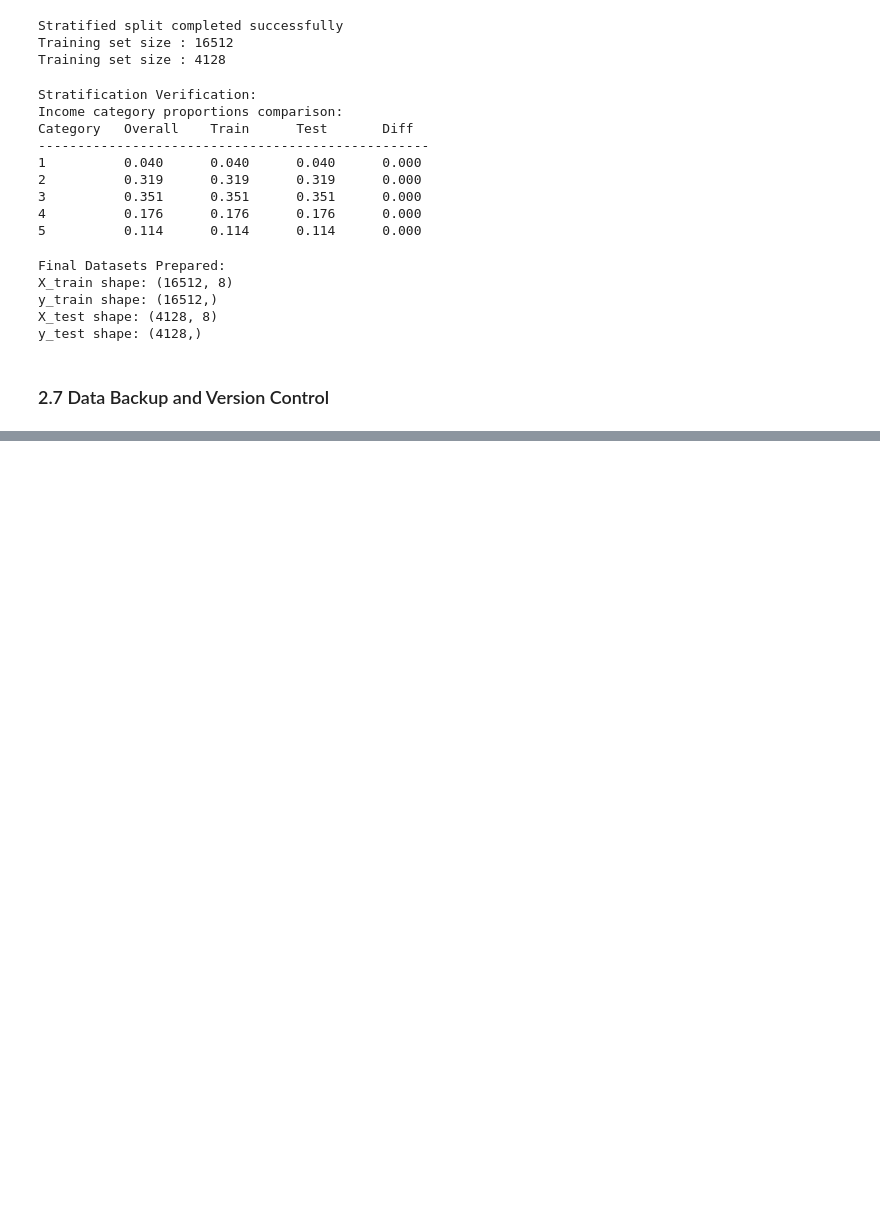
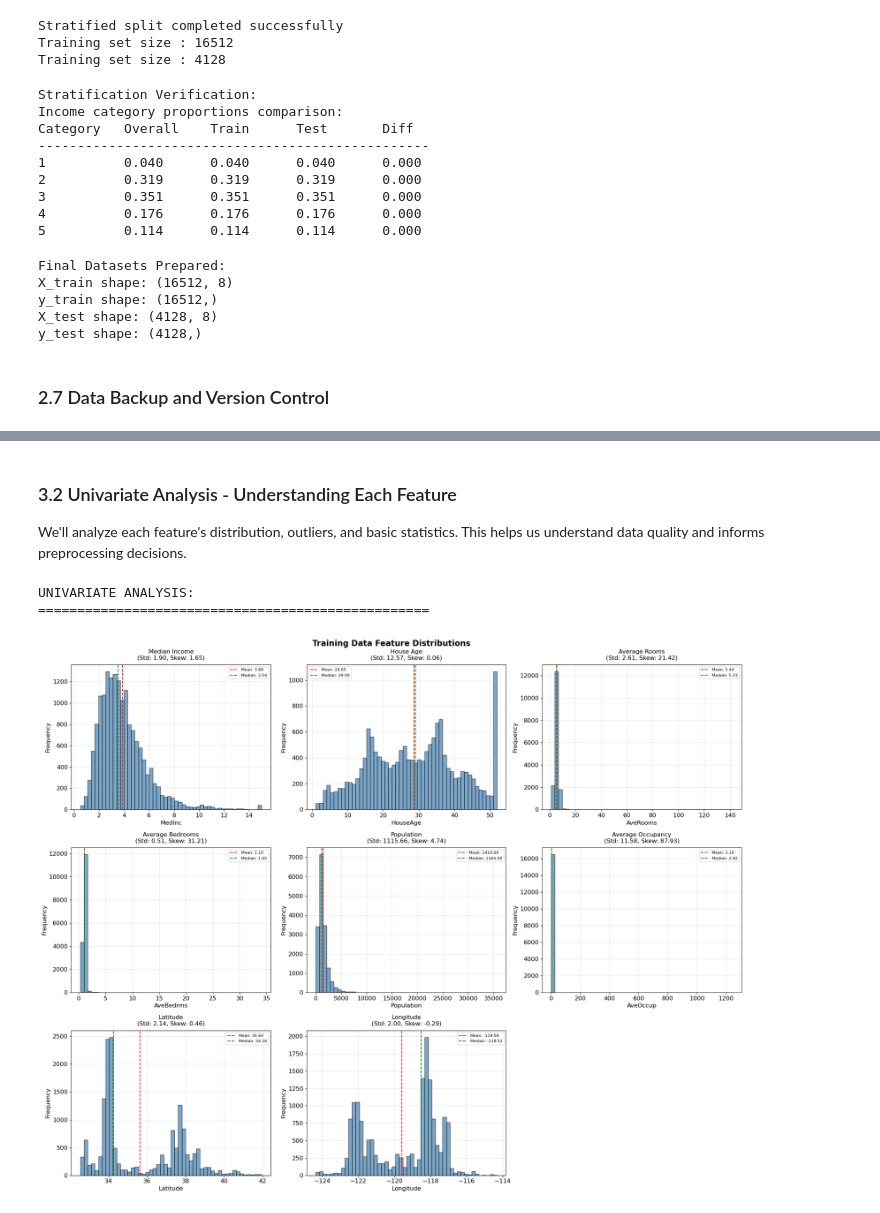
Before and after one commit to gosaye0/ML-Main, a Jupyter notebook: courses/hands_on_ml/ch02_end_to_end_project/ch02_end_to_end_project.ipynb, the cells around one changed output, grey strips where cells are left out. Drawn from its saved outputs; the diff is of its cells as text; code cells hidden in the pictures; blank space fills up the shorter version.

```diff
--- a/courses/hands_on_ml/ch02_end_to_end_project/ch02_end_to_end_project.ipynb
+++ b/courses/hands_on_ml/ch02_end_to_end_project/ch02_end_to_end_project.ipynb
@@ -361,0 +382,10 @@ Dataset splits created with the following parameters:
+# %%
+# Prepare the train dataset for EDA
+# Create a copy of training data for EDA
+# This prevents accidental modifications to our clean splits
+eda_data = strat_train_set.copy()
+
+print("EDA dataset: ")
+print(f"Shape: {eda_data.shape}")
+print(f"Features: {eda_data.columns.tolist()}")
+print("Target: MedHouseVal")
@@ -361,0 +420,57 @@ Dataset splits created with the following parameters:
+# %% [markdown]
+### 3.2 Univariate Analysis - Understanding Each Feature
+
+We'll analyze each feature's distribution, outliers, and basic statistics. This helps us understand data quality and informs preprocessing decisions.
+# %%
+print("UNIVARIATE ANALYSIS:")
+print("=" * 50)
+
+# Setup plotting grid
+fig, axes = plt.subplots(3, 3, figsize = (20, 16))
+fig.suptitle("Training Data Feature Distributions", fontsize = 16, fontweight = 'bold')
+
+features = {
+    'MedInc': 'Median Income',
+    'HouseAge': 'House Age',
+    'AveRooms': 'Average Rooms',
+    'AveBedrms': 'Average Bedrooms',
+    'Population': 'Population',
+    'AveOccup': 'Average Occupancy',
+    'Latitude': 'Latitude',
+    'Longitude': 'Longitude',
+}
+axes_flat = axes.flatten()
+
+for i, (feature, name) in enumerate(features.items()):
+    if i < len(axes_flat):
+        ax = axes_flat[i]
+
+        ax.hist(eda_data[feature], bins = 50, alpha = 0.7, edgecolor = 'black', color = 'steelblue')
+
+        # basic statistical values
+        mean = eda_data[feature].mean()
+        median = eda_data[feature].median()
+        std = eda_data[feature].std()
+
+        ax.axvline(mean, color = 'red', linestyle = '--', label = f"Mean: {mean:.2f}")
+        ax.axvline(median, color = 'green', linestyle = '--', label = f"Median: {median:.2f}")
+
+        # Formatting
+        ax.set_title(f'{name}\n(Std: {std:.2f}, Skew: {eda_data[feature].skew():.2f})',
+                    fontsize=12, pad=10)
+        ax.set_xlabel(feature)
+        ax.set_ylabel('Frequency')
+        ax.grid(True, alpha=0.3)
+        ax.legend(fontsize=8)
+
+# Remove empty subplots
+for j in range(len(features), len(axes_flat)):
+    fig.delaxes(axes_flat[j])
+
+plt.tight_layout()
+fig.savefig("outputs/training_data_feature_distributions.png", dpi = 300)
+plt.show()
+# %% [output]
+UNIVARIATE ANALYSIS:
+==================================================
+[figure, added]
```
Also changed, not shown: parts of 24 cells of this notebook.
